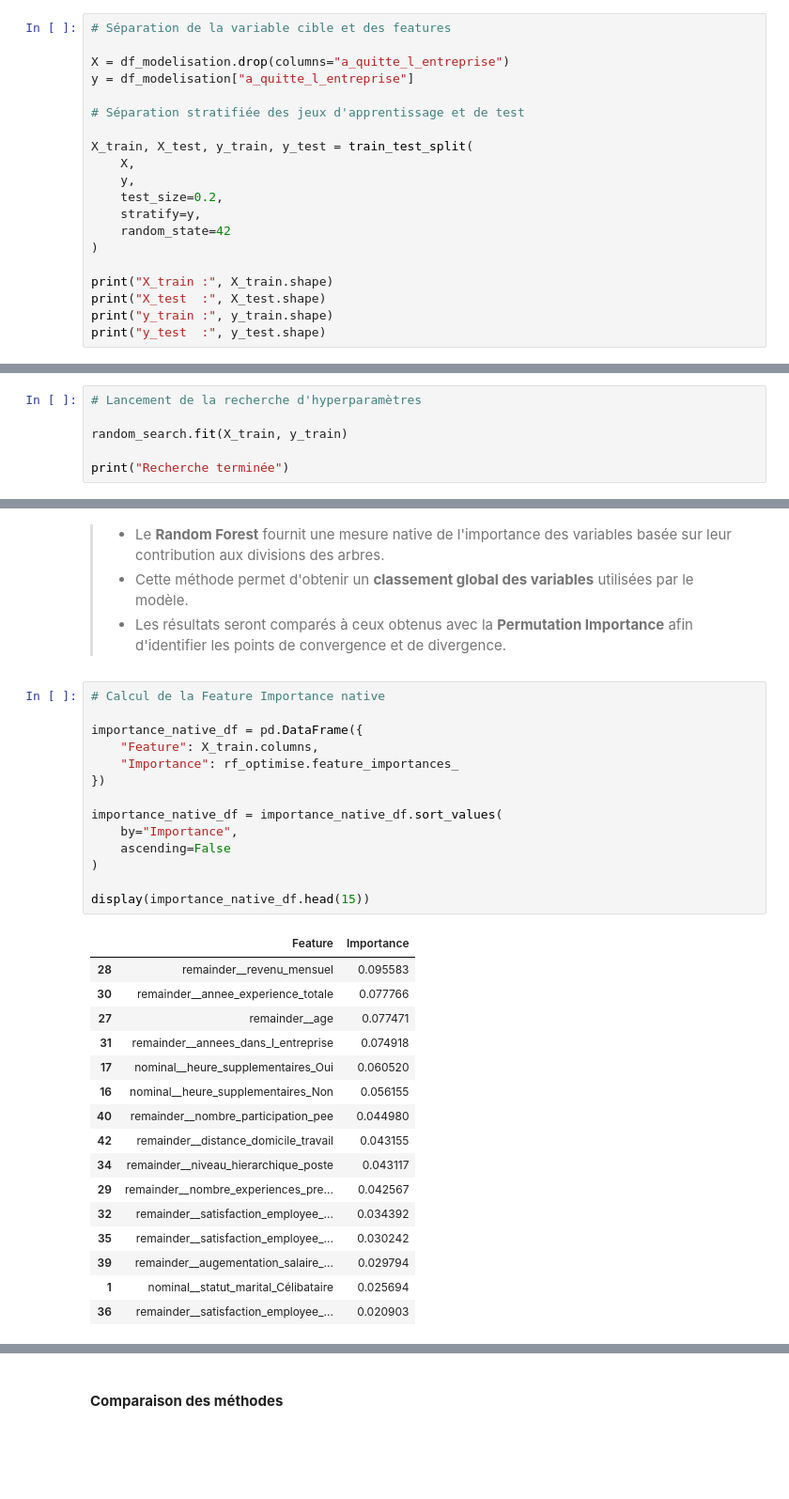
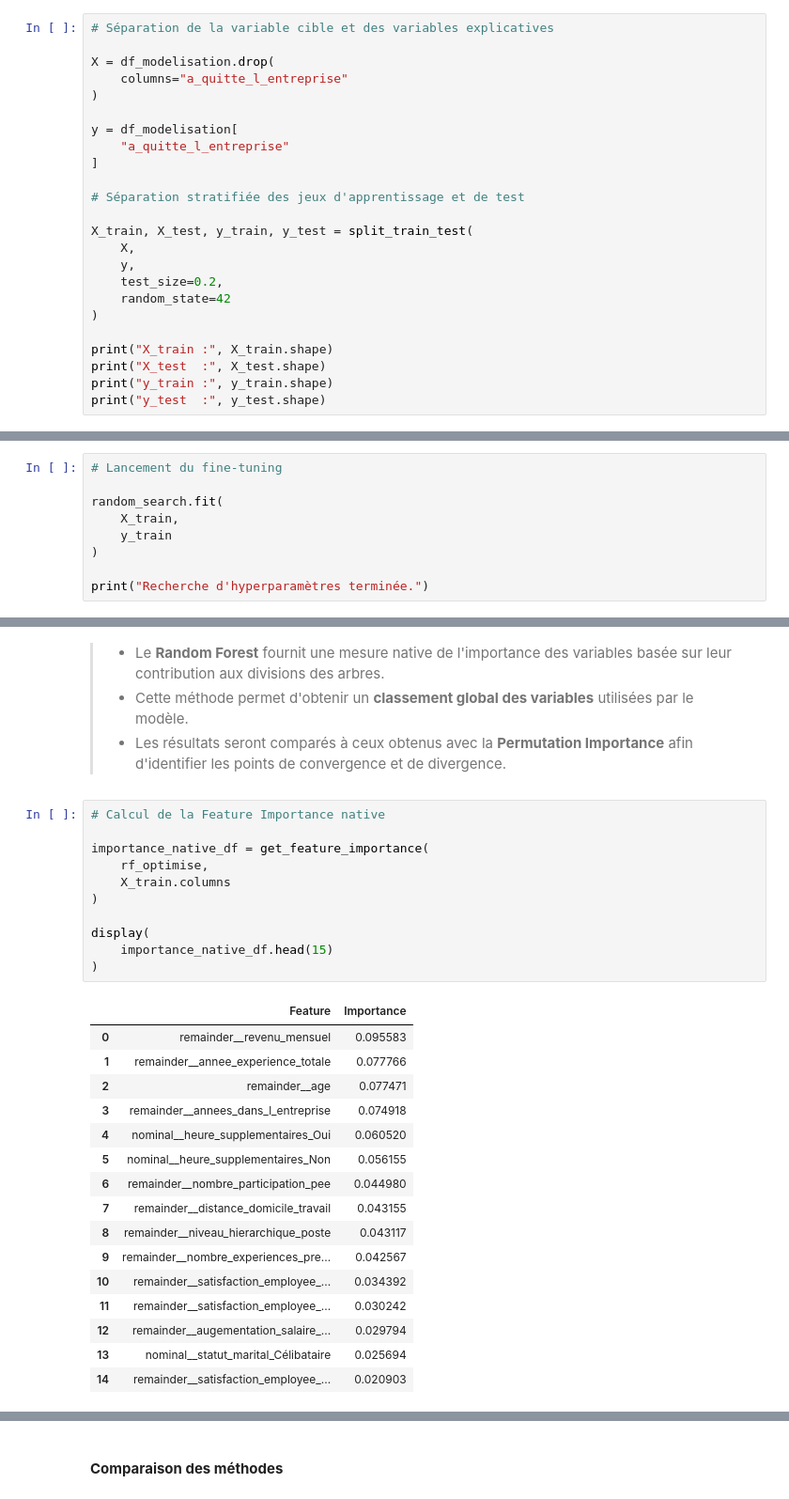
Before and after one commit to rafadmgs/HR_Analytics_Prediction_Turnover_Employee_ESN, a Jupyter notebook: notebooks/P4_E5_optimisation_interpretation.ipynb, the cells around one changed output, grey strips where cells are left out. Shown at 94% size. Cells and saved outputs as stored; diff of their text form; blank space fills up the shorter version.

```diff
--- a/notebooks/P4_E5_optimisation_interpretation.ipynb
+++ b/notebooks/P4_E5_optimisation_interpretation.ipynb
@@ -214,18 +158,22 @@ Recherche d'hyperparamètres configurée
 # %% [markdown]
 > - Les données sont séparées en jeux d'apprentissage et de test avec une **stratification de la variable cible** afin de conserver la proportion des classes.
 # %%
-# Séparation de la variable cible et des features
+# Séparation de la variable cible et des variables explicatives
 
-X = df_modelisation.drop(columns="a_quitte_l_entreprise")
-y = df_modelisation["a_quitte_l_entreprise"]
+X = df_modelisation.drop(
+    columns="a_quitte_l_entreprise"
+)
+
+y = df_modelisation[
+    "a_quitte_l_entreprise"
+]
 
 # Séparation stratifiée des jeux d'apprentissage et de test
 
-X_train, X_test, y_train, y_test = train_test_split(
+X_train, X_test, y_train, y_test = split_train_test(
     X,
     y,
     test_size=0.2,
-    stratify=y,
     random_state=42
 )
 
@@ -239,10 +187,13 @@ X_test  : (294, 45)
 y_train : (1176,)
 y_test  : (294,)
 # %%
-# Lancement de la recherche d'hyperparamètres
+# Lancement du fine-tuning
 
-random_search.fit(X_train, y_train)
+random_search.fit(
+    X_train,
+    y_train
+)
 
-print("Recherche terminée")
+print("Recherche d'hyperparamètres terminée.")
 # %% [output]
 Fitting 5 folds for each of 50 candidates, totalling 250 fits
@@ -427,32 +409,29 @@ plt.show()
 # %%
 # Calcul de la Feature Importance native
 
-importance_native_df = pd.DataFrame({
-    "Feature": X_train.columns,
-    "Importance": rf_optimise.feature_importances_
-})
-
-importance_native_df = importance_native_df.sort_values(
-    by="Importance",
-    ascending=False
+importance_native_df = get_feature_importance(
+    rf_optimise,
+    X_train.columns
 )
 
-display(importance_native_df.head(15))
+display(
+    importance_native_df.head(15)
+)
 # %% [output]
 |  | Feature | Importance |
-| 28 | remainder__revenu_mensuel | 0.095583 |
-| 30 | remainder__annee_experience_totale | 0.077766 |
-| 27 | remainder__age | 0.077471 |
-| 31 | remainder__annees_dans_l_entreprise | 0.074918 |
-| 17 | nominal__heure_supplementaires_Oui | 0.060520 |
-| 16 | nominal__heure_supplementaires_Non | 0.056155 |
-| 40 | remainder__nombre_participation_pee | 0.044980 |
-| 42 | remainder__distance_domicile_travail | 0.043155 |
-| 34 | remainder__niveau_hierarchique_poste | 0.043117 |
-| 29 | remainder__nombre_experiences_pre... | 0.042567 |
-| 32 | remainder__satisfaction_employee_... | 0.034392 |
-| 35 | remainder__satisfaction_employee_... | 0.030242 |
-| 39 | remainder__augementation_salaire_... | 0.029794 |
-| 1 | nominal__statut_marital_Célibataire | 0.025694 |
-| 36 | remainder__satisfaction_employee_... | 0.020903 |
+| 0 | remainder__revenu_mensuel | 0.095583 |
+| 1 | remainder__annee_experience_totale | 0.077766 |
+| 2 | remainder__age | 0.077471 |
+| 3 | remainder__annees_dans_l_entreprise | 0.074918 |
+| 4 | nominal__heure_supplementaires_Oui | 0.060520 |
+| 5 | nominal__heure_supplementaires_Non | 0.056155 |
+| 6 | remainder__nombre_participation_pee | 0.044980 |
+| 7 | remainder__distance_domicile_travail | 0.043155 |
+| 8 | remainder__niveau_hierarchique_poste | 0.043117 |
+| 9 | remainder__nombre_experiences_pre... | 0.042567 |
+| 10 | remainder__satisfaction_employee_... | 0.034392 |
+| 11 | remainder__satisfaction_employee_... | 0.030242 |
+| 12 | remainder__augementation_salaire_... | 0.029794 |
+| 13 | nominal__statut_marital_Célibataire | 0.025694 |
+| 14 | remainder__satisfaction_employee_... | 0.020903 |
 # %%
```
Also changed, not shown: parts of 25 cells of this notebook, 7 other files.
